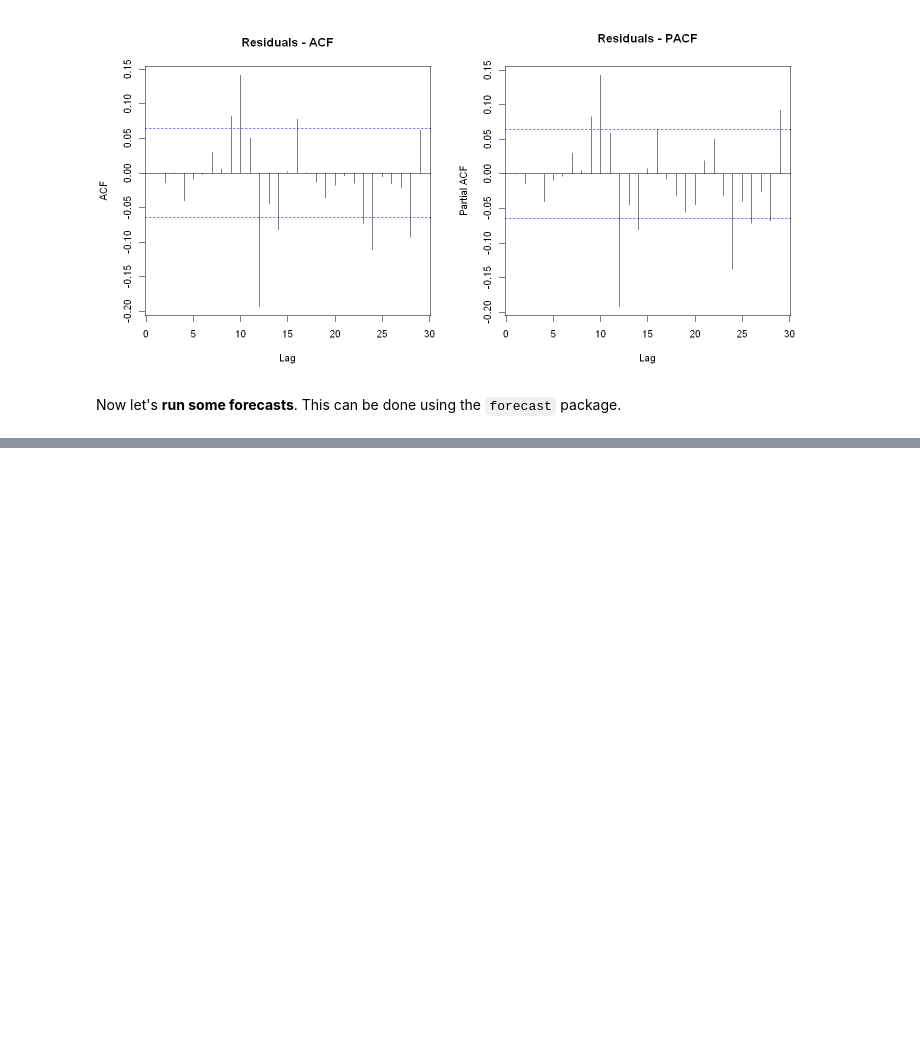
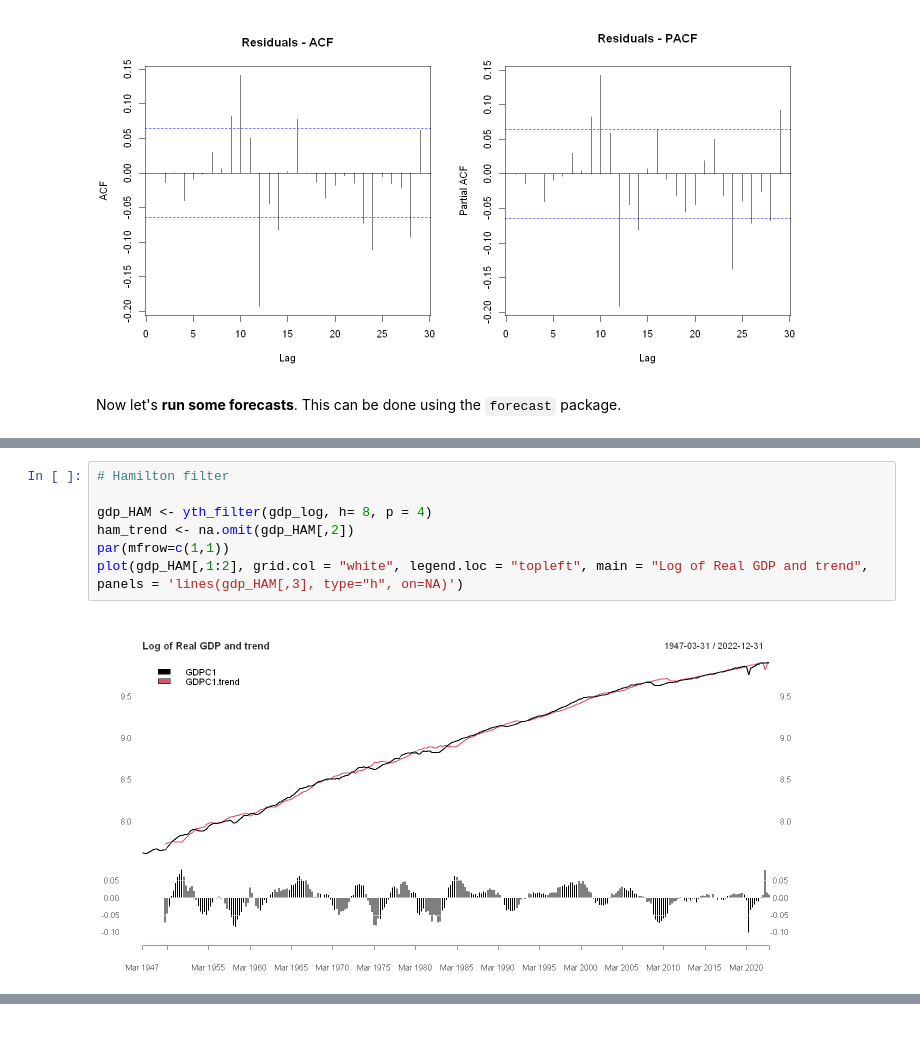
Before and after one commit to PetrCala/macro_tools_term_paper, a Jupyter notebook: code/cala_termpaper_main.ipynb, the cells around one changed output, grey strips where cells are left out. Cells and saved outputs as stored; diff of their text form; blank space fills up the shorter version.

```diff
--- a/code/cala_termpaper_main.ipynb
+++ b/code/cala_termpaper_main.ipynb
@@ -366,0 +450,9 @@ Results of the output gap estimation here
+# %%
+# Hamilton filter
+
+gdp_HAM <- yth_filter(gdp_log, h= 8, p = 4)
+ham_trend <- na.omit(gdp_HAM[,2])
+par(mfrow=c(1,1))
+plot(gdp_HAM[,1:2], grid.col = "white", legend.loc = "topleft", main = "Log of Real GDP and trend", panels = 'lines(gdp_HAM[,3], type="h", on=NA)')
+# %% [output]
+[figure, added]
```
Also changed, not shown: parts of 14 cells of this notebook, 1 other file.
